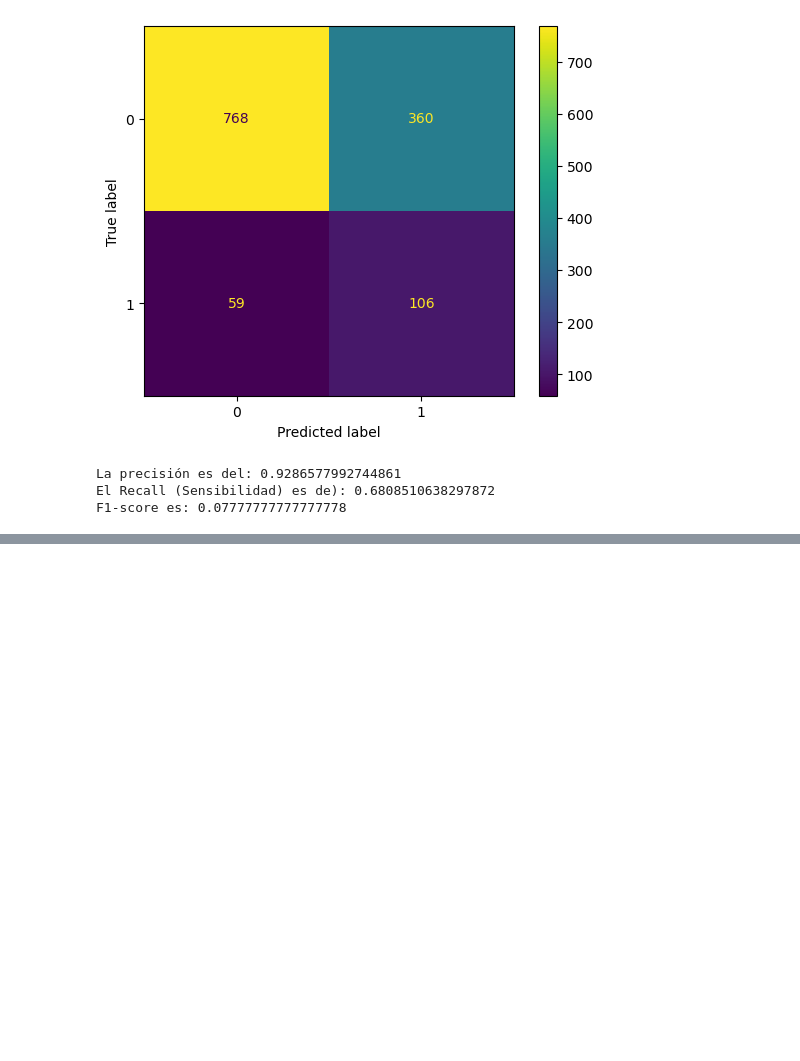
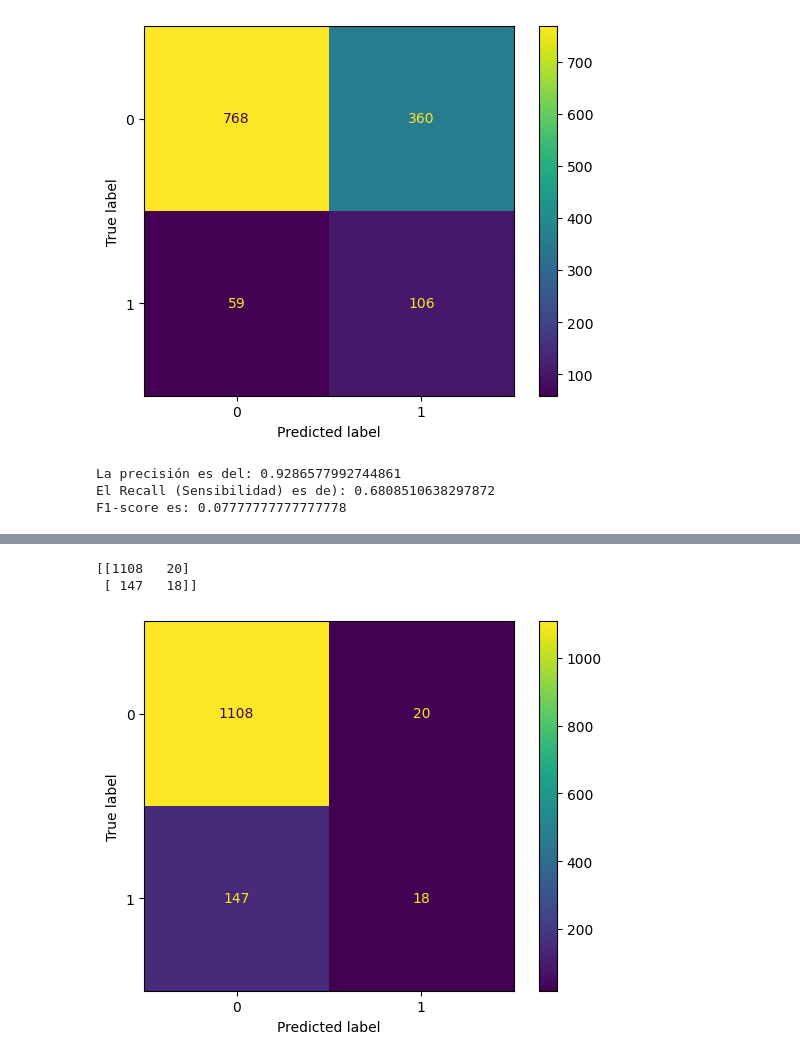
Before and after one commit to Leostark95/Analitica_3_Proyecto_1, a Jupyter notebook: e_Modelos.ipynb, the cells around one changed output, grey strips where cells are left out. Saved outputs shown, nothing was run; the diff lists cells and outputs as text; code cells hidden in the pictures; blank space fills up the shorter version.

Commit message:
xgboost

```diff
--- a/e_Modelos.ipynb
+++ b/e_Modelos.ipynb
@@ -27,9 +52,9 @@ from sklearn.metrics import roc_curve, auc, roc_auc_score
 Variables a usar
 # %%
 #variables categoricas dummizadas
-v_cat=pd.read_csv("/Users/karenperez/Desktop/Analitica_3_Proyecto_1/v_cat.csv", sep=",")
+v_cat=pd.read_csv("v_cat.csv", sep=",")
 #variables numéricas naturales - sin escalar
-v_num=pd.read_csv("/Users/karenperez/Desktop/Analitica_3_Proyecto_1/v_num.csv", sep=",")
+v_num=pd.read_csv("v_num.csv", sep=",")
 # %%
 #Rectificación dummies
 v_cat
@@ -127,7 +152,7 @@ df_retiros
 # %% [markdown]
 División Train/Test
 # %%
-df_2016=pd.read_csv("/Users/karenperez/Desktop/Analitica_3_Proyecto_1/processed_data_2015.csv", sep=",")
+df_2016=pd.read_csv("processed_data_2015.csv", sep=",")
 # %%
 x=df_retiros
 y=df_2016["renuncia2016"]
@@ -247,0 +303,19 @@ F1-score es: 0.07777777777777778
+# %%
+# Crear modelo XGBoost
+bst = XGBClassifier(n_estimators=2, max_depth=2, learning_rate=1, objective='binary:logistic')
+
+# fit model
+bst.fit(x_train, y_train)
+
+# make predictions
+preds = bst.predict(x_test)
+# %%
+# Matriz de confusión:
+cm = confusion_matrix(y_test, preds, labels=bst.classes_) # guardar las clases para la matriz de confusión
+disp = ConfusionMatrixDisplay(confusion_matrix=cm,display_labels=bst.classes_)
+disp.plot();
+print(cm)
+# %% [output]
+[[1108   20]
+ [ 147   18]]
+[figure, added]
```
Also changed, not shown: parts of 17 cells of this notebook, 1 other file.
